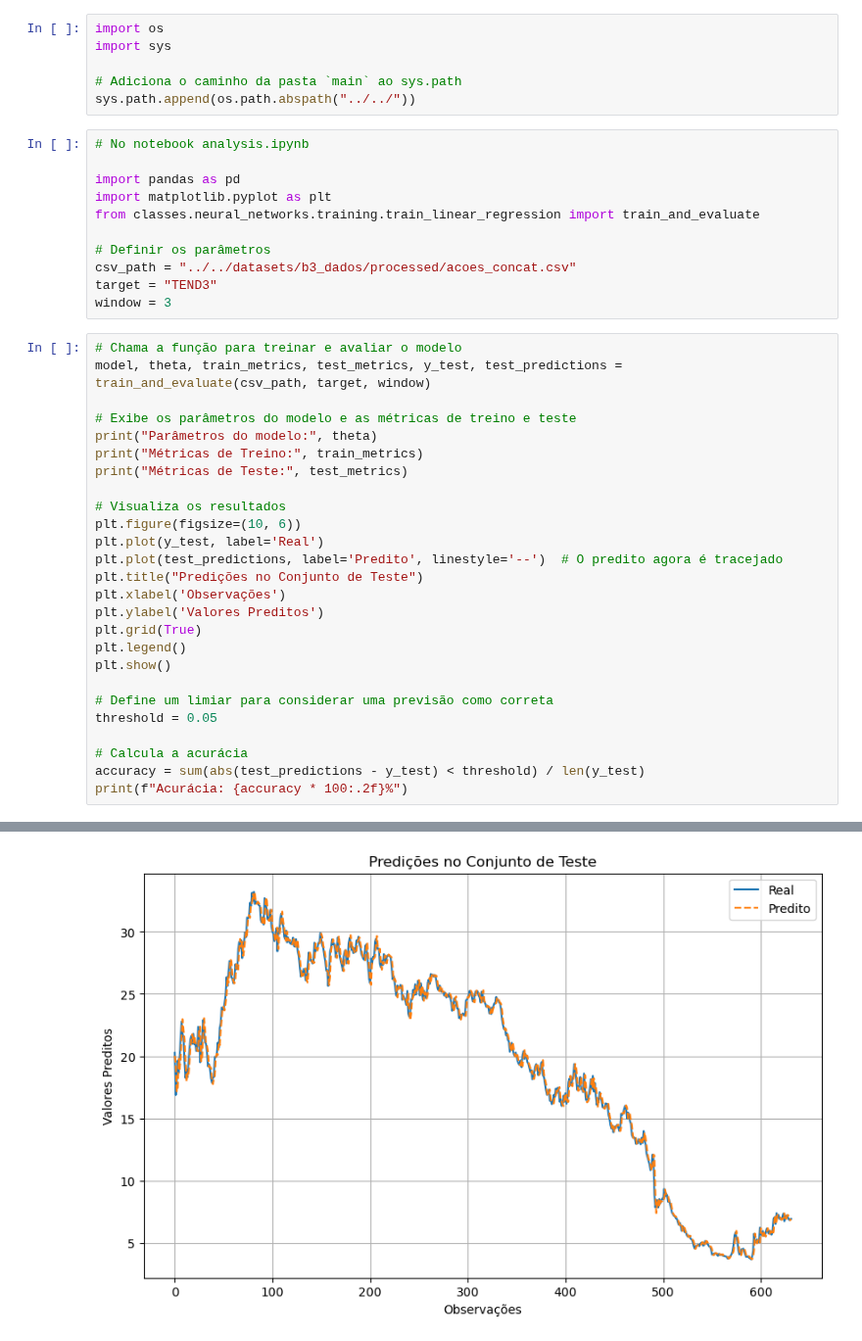
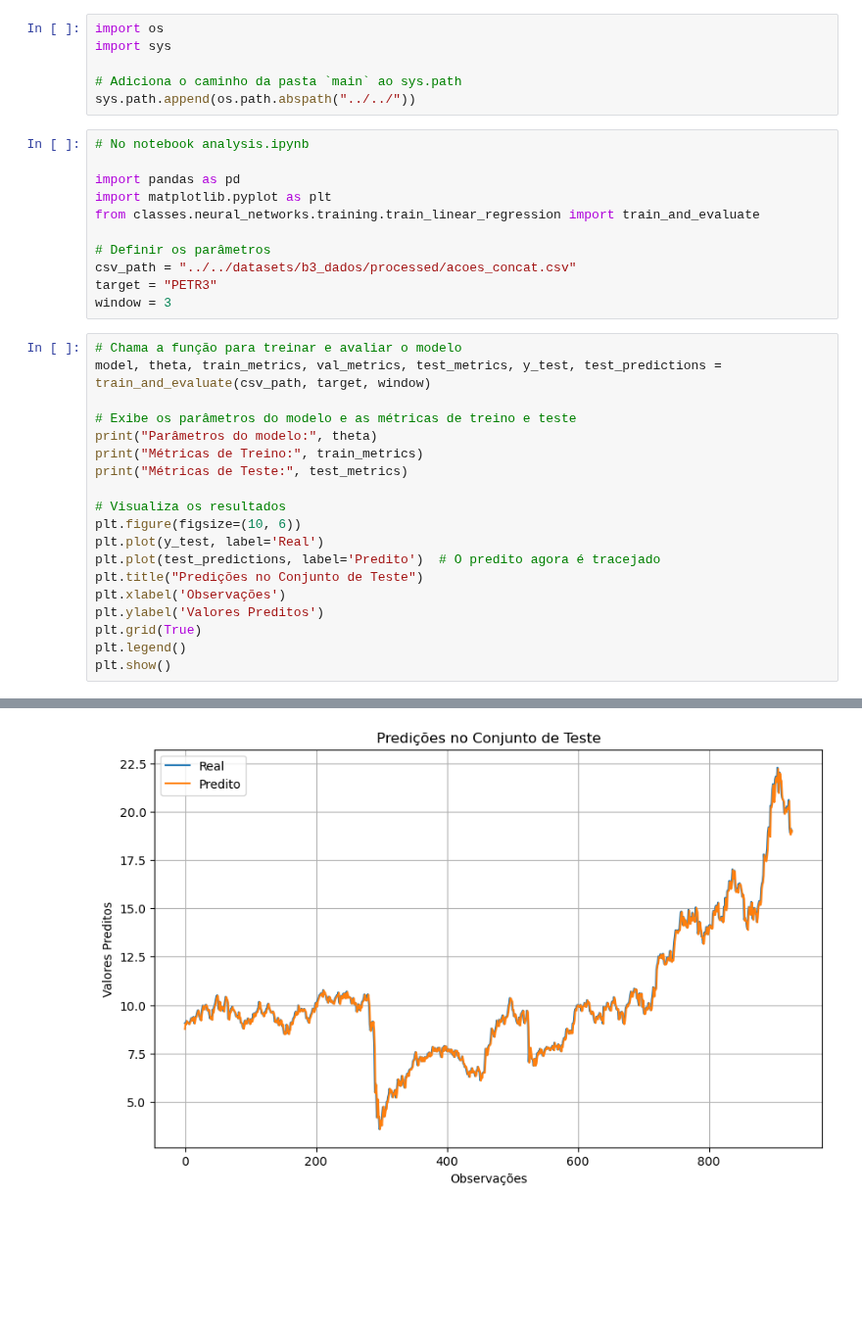
Before and after one commit to diogobrasil/analises-tcc-cripto, a Jupyter notebook: main/notebooks/linear_regression_analysis/linear_regression_analysis.ipynb, the cells around one changed output, grey strips where cells are left out. Shown at 98% size. Saved outputs shown, nothing was run; the diff lists cells and outputs as text; blank space fills up the shorter version.

```diff
--- a/main/notebooks/linear_regression_analysis/linear_regression_analysis.ipynb
+++ b/main/notebooks/linear_regression_analysis/linear_regression_analysis.ipynb
@@ -13,11 +13,11 @@ from classes.neural_networks.training.train_linear_regression import train_and_e
 
 # Definir os parâmetros
 csv_path = "../../datasets/b3_dados/processed/acoes_concat.csv"
-target = "TEND3"
+target = "PETR3"
 window = 3
 # %%
 # Chama a função para treinar e avaliar o modelo
-model, theta, train_metrics, test_metrics, y_test, test_predictions = train_and_evaluate(csv_path, target, window)
+model, theta, train_metrics, val_metrics, test_metrics, y_test, test_predictions = train_and_evaluate(csv_path, target, window)
 
 # Exibe os parâmetros do modelo e as métricas de treino e teste
 print("Parâmetros do modelo:", theta)
@@ -27,18 +27,11 @@ print("Métricas de Teste:", test_metrics)
 # Visualiza os resultados
 plt.figure(figsize=(10, 6))
 plt.plot(y_test, label='Real')
-plt.plot(test_predictions, label='Predito', linestyle='--')  # O predito agora é tracejado
+plt.plot(test_predictions, label='Predito')  # O predito agora é tracejado
 plt.title("Predições no Conjunto de Teste")
 plt.xlabel('Observações')
 plt.ylabel('Valores Preditos')
 plt.grid(True)
 plt.legend()
 plt.show()
-
-# Define um limiar para considerar uma previsão como correta
-threshold = 0.05
-
-# Calcula a acurácia
-accuracy = sum(abs(test_predictions - y_test) < threshold) / len(y_test)
-print(f"Acurácia: {accuracy * 100:.2f}%")
 # %% [output]
@@ -62 +55 @@ Métricas de Teste: {'MSE': 0.4025053506220387, 'RMSE': 0.6344330938893704, 'MAE
-[figure, old version]
+[figure, new version]
```
Also changed, not shown: parts of 4 cells of this notebook, 2 other files.
